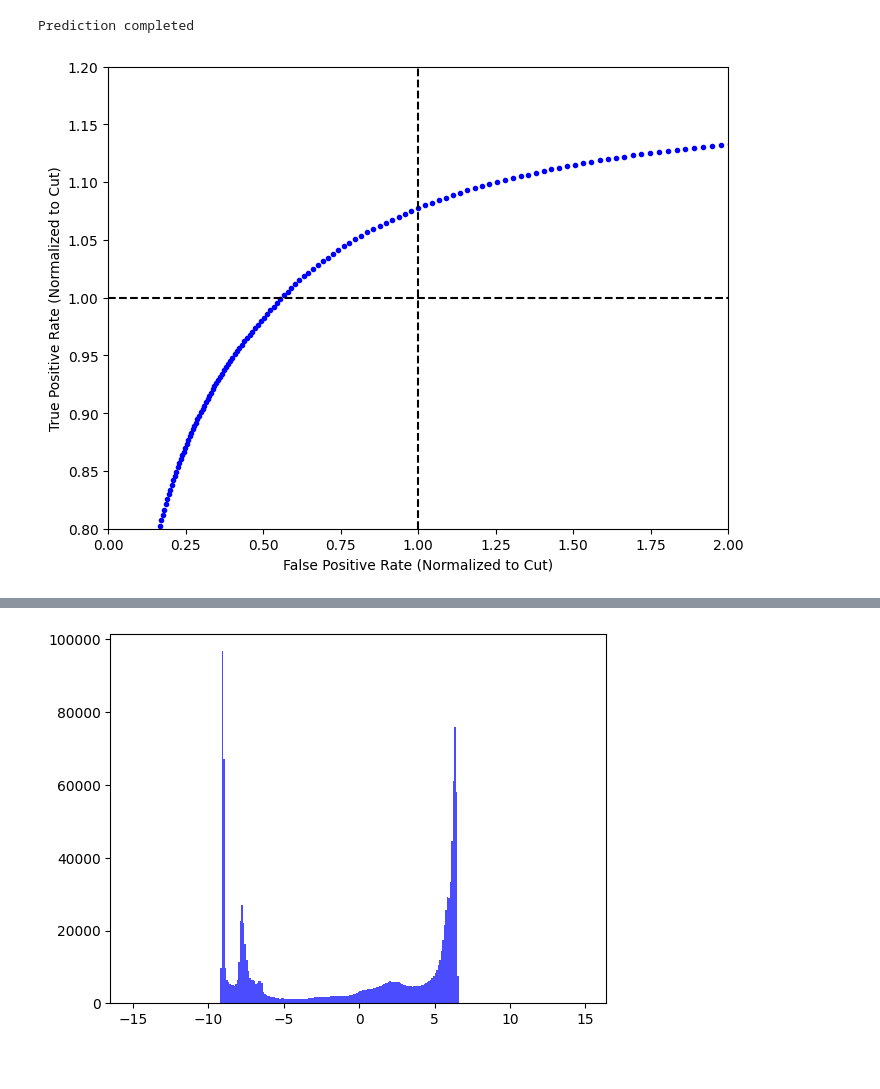
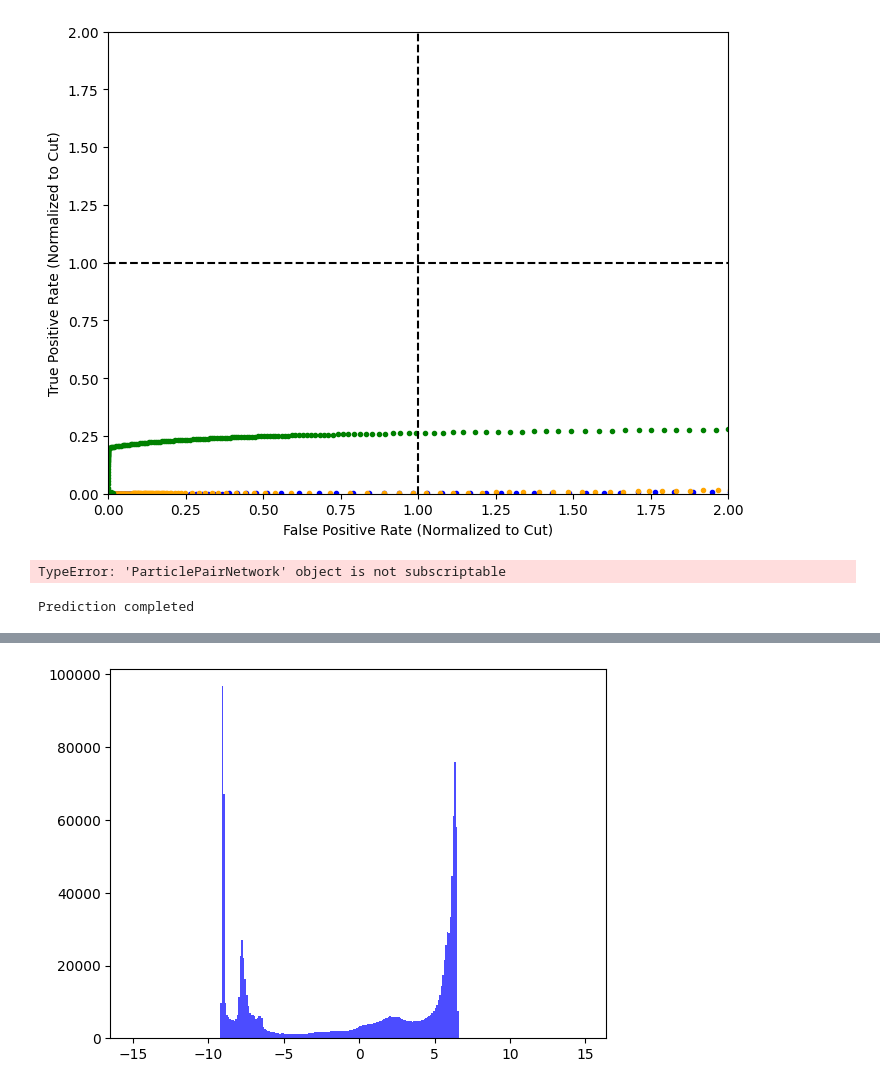
Before and after one commit to Le-Jonas/Masters_project, a Jupyter notebook: Notebooks/Validation_nb.ipynb, the cells around one changed output, grey strips where cells are left out. Cells and saved outputs as stored; diff of their text form; code cells hidden in the pictures.

```diff
--- a/Notebooks/Validation_nb.ipynb
+++ b/Notebooks/Validation_nb.ipynb
@@ -102,3 +121,17 @@ URLError: <urlopen error unknown url type: c>
+# %%
+plt.figure(figsize=(8, 6))
+plt.plot(N_fp_base/N_fp_cut, N_tp_base/N_tp_cut, '.', color='blue', label='ML Model')
+plt.plot(N_fp_mc/N_fp_cut, N_tp_mc/N_tp_cut, '.', color='orange', label='MC Fit')
+plt.plot(N_fp_data/N_fp_cut, N_tp_data/N_tp_cut, '.', color='green', label='Data Fit')
+plt.axhline(1, color='black', linestyle='--', label='Cut True Positive Rate')
+plt.axvline(1, color='black', linestyle='--', label='Cut False Positive Rate')
+plt.xlabel('False Positive Rate (Normalized to Cut)')
+plt.ylabel('True Positive Rate (Normalized to Cut)')
+plt.xlim(0.0, 2.0)
+plt.ylim(0.0, 2.0)
+plt.show()
+# %% [output]
+[figure, new version]
 # %%
 particle_fields = [field for field in val_dataset.fields if not field.startswith("eventwise_")]
 event_fields = [field for field in val_dataset.fields if field.startswith("eventwise_")]
@@ -119,14 +152,37 @@ model_name = "model_pt_pair.pth"
 
 model.load_state_dict(load(model_library_path+model_name, map_location=device))
 # %%
+means_dataset = dataset_classes.H5EgammaDataset(
+    h5_files_egam[:3],
+    exclude_features=["truth"],
+    exclude_fields={"egammas": ["truthOrigin", "truthType", "passid_VeryLoose", "passid_Loose", "passid_Medium", "passid_Tight"]},
+    y_source = "egammas",
+    y_field = ["truthOrigin"],
+    valid_fields = {"egammas": ["truthOrigin"]}
+)
+means, stds = misc_functions.compute_mean_std(means_dataset, sample_size=200_000, batch_size = 4096)
+means_dataset.close()
+
+val_dataset = dataset_classes.ZPairDataset(
+    h5_files_egam[:3],
+    exclude_features=["truth"],
+    exclude_fields={"egammas": ["truthOrigin", "truthType", "passid_VeryLoose", "passid_Loose", "passid_Medium", "passid_Tight"]},
+    y_source = "egammas",
+    y_field = ["truthOrigin", "passid_Tight", "passid_Medium"],
+    valid_fields = {"egammas": ["truthOrigin", "passid_Tight", "passid_Medium"]}
+)
+
+val_loader = DataLoader(val_dataset, batch_size=4096, shuffle=False, num_workers=8, pin_memory=False, prefetch_factor=2, persistent_workers=True)
+
+
 ps_med = []
 ps_tight = []
 truth = []
 for batch in val_loader:
-    _, _, event, target, _ = batch
-    truth.append(target[:, 0])
-    ps_tight.append(target[:, 1])
-    ps_med.append(target[:, 2])
+    _, _, _, target, _ = batch
+    truth.append(target[:, :, 0])
+    ps_tight.append(target[:, :, 1])
+    ps_med.append(target[:, :, 2])
 
 ps_med = np.concatenate(ps_med, axis=0)
 ps_tight = np.concatenate(ps_tight, axis=0)
@@ -137,10 +193,12 @@ ps_med = ps_med.reshape(-1, 2)
 ps_med = ps_med[:, 0] * ps_med[:, 1]
 ps_tight = ps_tight.reshape(-1, 2)
 ps_tight = ps_tight[:, 0] * ps_tight[:, 1]
-
-predictions = model_training.predict(model, val_loader, device='cpu', means=means, stds=stds)
 # %% [output]
-Prediction completed
+TypeError: 'ParticlePairNetwork' object is not subscriptable
+# %%
+predictions = model_training.predict(models["origin"], val_loader, device='cpu', means=means, stds=stds)
+# %% [output]
+Prediction completed
 # %%
 cut_labels = (ps_med > 0.5)
 cut_true_positives = truth * cut_labels
@@ -162,16 +220,4 @@ for i in range(Num):
     false_positives = (1 - truth) * predicted_labels
     N_tp[i] = true_positives.sum()
     N_tn[i] = false_positives.sum()
-# %%
-plt.figure(figsize=(8, 6))
-plt.plot(N_tn/N_tn_cut, N_tp/N_tp_cut, '.', color='blue', label='ML Model')
-plt.axhline(1, color='black', linestyle='--', label='Cut True Positive Rate')
-plt.axvline(1, color='black', linestyle='--', label='Cut False Positive Rate')
-plt.xlabel('False Positive Rate (Normalized to Cut)')
-plt.ylabel('True Positive Rate (Normalized to Cut)')
-plt.xlim(0.0, 2.0)
-plt.ylim(0.8, 1.2)
-plt.show()
-# %% [output]
-[figure, old version]
 # %%
```
Also changed, not shown: parts of 11 cells of this notebook, 12 other files.
